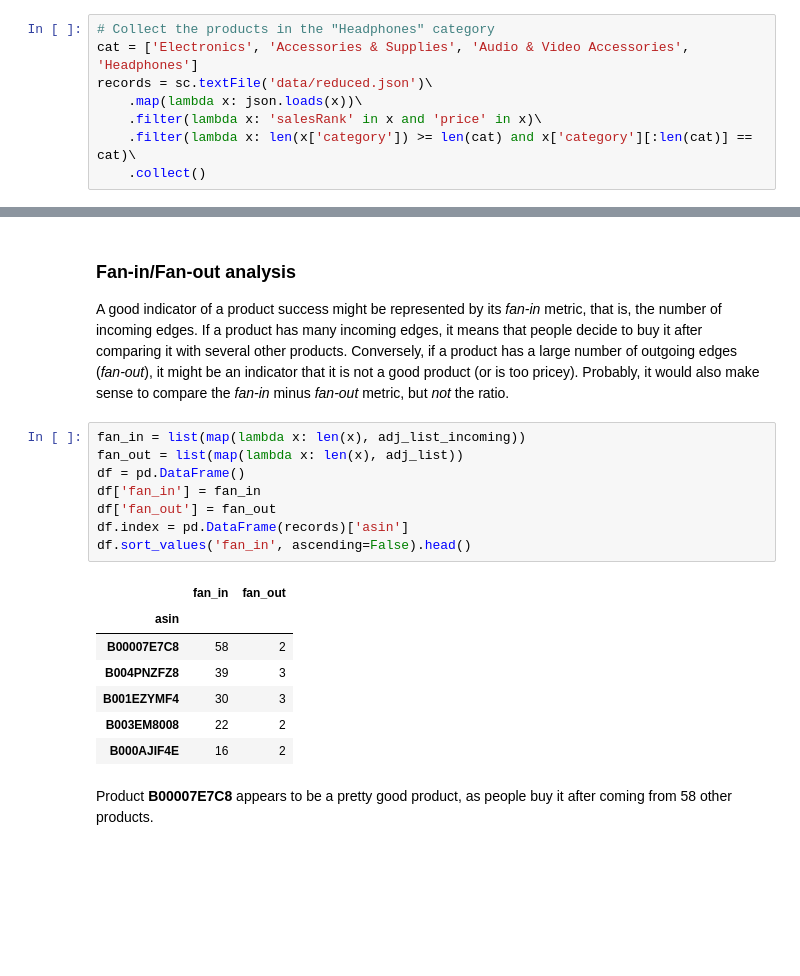
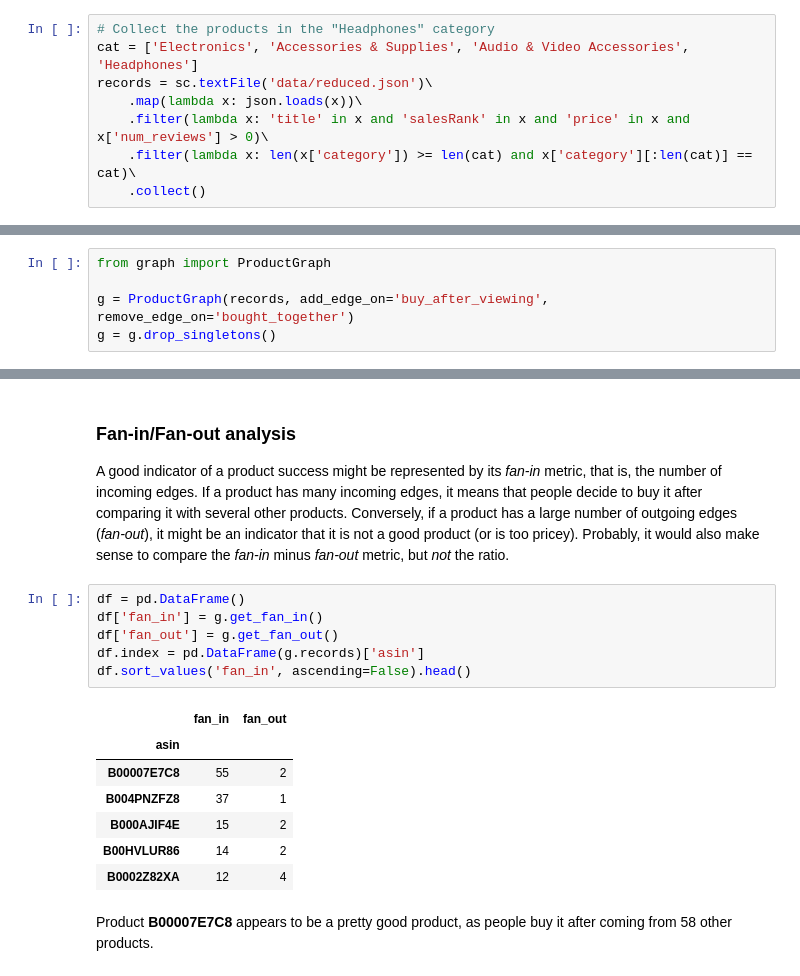
Before and after one commit to tarmeens/ada-homework, a Jupyter notebook: project/Milestone2.ipynb, the cells around one changed output, grey strips where cells are left out. Cells and saved outputs as stored; diff of their text form; blank space fills up the shorter version.

```diff
--- a/project/Milestone2.ipynb
+++ b/project/Milestone2.ipynb
@@ -437,7 +444,7 @@ For this pilot analysis, we focus on the *Headphones* subcategory. Generally spe
 cat = ['Electronics', 'Accessories & Supplies', 'Audio & Video Accessories', 'Headphones']
 records = sc.textFile('data/reduced.json')\
     .map(lambda x: json.loads(x))\
-    .filter(lambda x: 'salesRank' in x and 'price' in x)\
+    .filter(lambda x: 'title' in x and 'salesRank' in x and 'price' in x and x['num_reviews'] > 0)\
     .filter(lambda x: len(x['category']) >= len(cat) and x['category'][:len(cat)] == cat)\
     .collect()
 # %% [markdown]
@@ -488,24 +458,27 @@ for i, adj in enumerate(adj_list):
+# %%
+from graph import ProductGraph
+
+g = ProductGraph(records, add_edge_on='buy_after_viewing', remove_edge_on='bought_together')
+g = g.drop_singletons()
 # %% [markdown]
 # Food for thought (and material for future experiments)
 ### Fan-in/Fan-out analysis
 A good indicator of a product success might be represented by its *fan-in* metric, that is, the number of incoming edges. If a product has many incoming edges, it means that people decide to buy it after comparing it with several other products.
 Conversely, if a product has a large number of outgoing edges (*fan-out*), it might be an indicator that it is not a good product (or is too pricey). Probably, it would also make sense to compare the *fan-in* minus *fan-out* metric, but *not* the ratio.
 # %%
-fan_in = list(map(lambda x: len(x), adj_list_incoming))
-fan_out = list(map(lambda x: len(x), adj_list))
 df = pd.DataFrame()
-df['fan_in'] = fan_in
-df['fan_out'] = fan_out
-df.index = pd.DataFrame(records)['asin']
+df['fan_in'] = g.get_fan_in()
+df['fan_out'] = g.get_fan_out()
+df.index = pd.DataFrame(g.records)['asin']
 df.sort_values('fan_in', ascending=False).head()
 # %% [output]
 |  | fan_in | fan_out |
 | asin |  |  |
-| B00007E7C8 | 58 | 2 |
-| B004PNZFZ8 | 39 | 3 |
-| B001EZYMF4 | 30 | 3 |
-| B003EM8008 | 22 | 2 |
-| B000AJIF4E | 16 | 2 |
+| B00007E7C8 | 55 | 2 |
+| B004PNZFZ8 | 37 | 1 |
+| B000AJIF4E | 15 | 2 |
+| B00HVLUR86 | 14 | 2 |
+| B0002Z82XA | 12 | 4 |
 # %% [markdown]
 Product **B00007E7C8** appears to be a pretty good product, as people buy it after coming from 58 other products.
 # %% [markdown]
```
Also changed, not shown: parts of 23 cells of this notebook, 1 other file.
